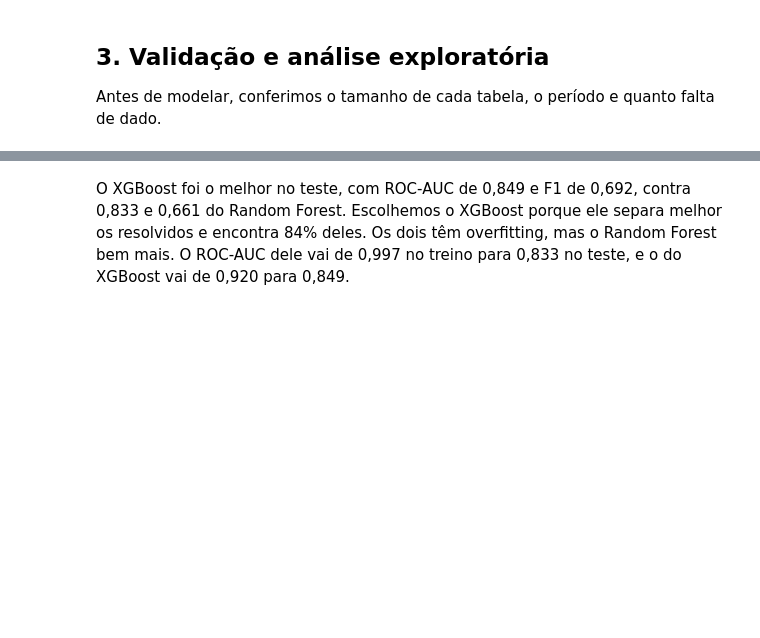
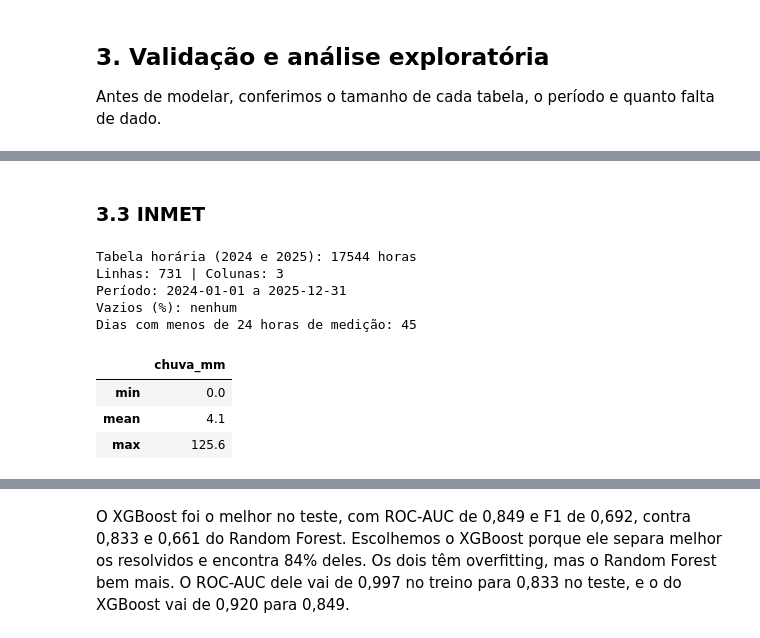
Before and after one commit to JoaoHHoffmann/gs-ia-ml, a Jupyter notebook: ml/notebook_ml.ipynb, the cells around one changed output, grey strips where cells are left out. Cells and saved outputs as stored; diff of their text form; code cells hidden in the pictures; blank space fills up the shorter version.

```diff
--- a/ml/notebook_ml.ipynb
+++ b/ml/notebook_ml.ipynb
@@ -891,0 +288,17 @@ resultado_b
+# %% [markdown]
+### 3.3 INMET
+# %%
+print('Tabela horária (2024 e 2025):', len(inmet_horario), 'horas')
+resumo(inmet, 'data')
+print('Dias com menos de 24 horas de medição:', (inmet['horas_com_dado'] < 24).sum())
+inmet[['chuva_mm']].agg(['min', 'mean', 'max']).round(1)
+# %% [output]
+Tabela horária (2024 e 2025): 17544 horas
+Linhas: 731 | Colunas: 3
+Período: 2024-01-01 a 2025-12-31
+Vazios (%): nenhum
+Dias com menos de 24 horas de medição: 45
+|  | chuva_mm |
+| min | 0.0 |
+| mean | 4.1 |
+| max | 125.6 |
```
Also changed, not shown: parts of 83 cells of this notebook, 6 other files.
